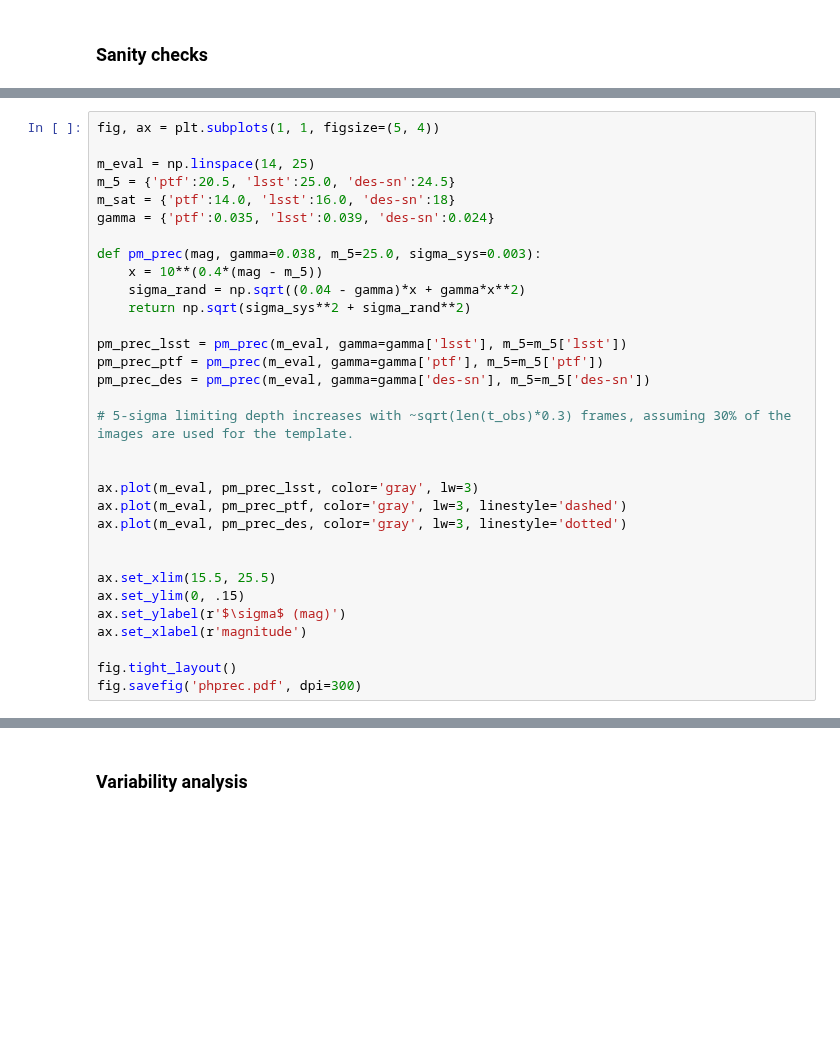
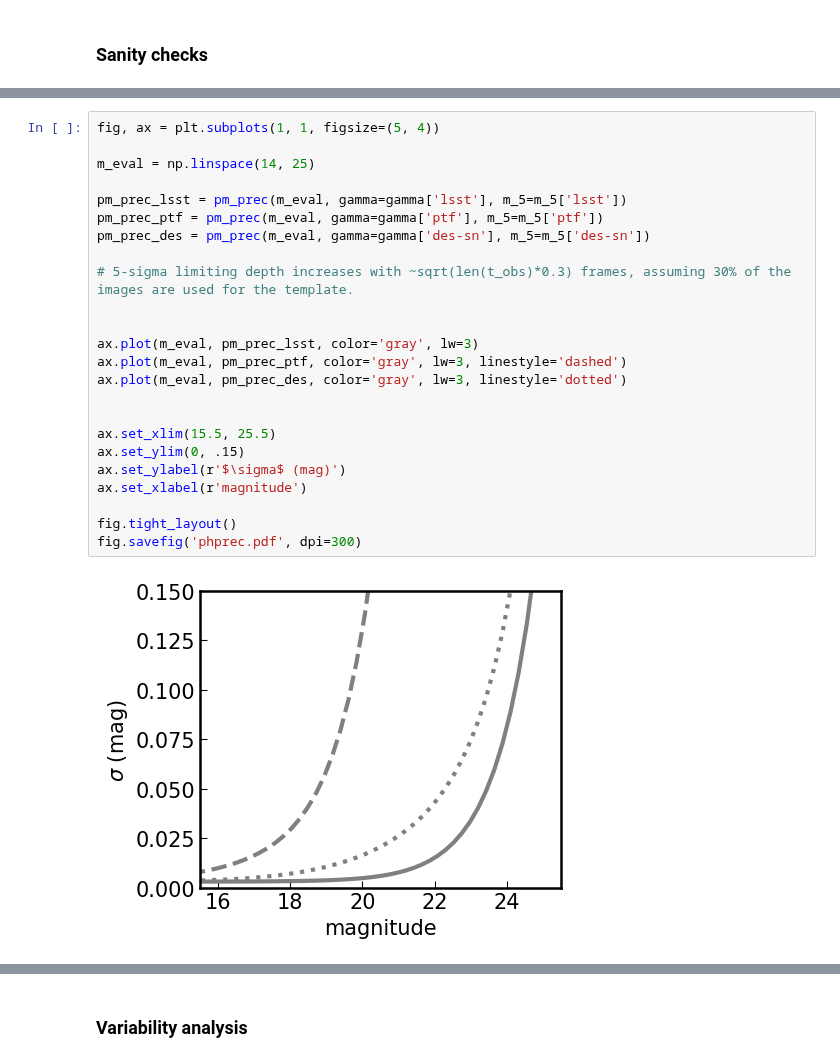
Before and after one commit to burke86/imbh_forecast, a Jupyter notebook: forecast.ipynb, the cells around one changed output, grey strips where cells are left out. Saved outputs shown, nothing was run; the diff lists cells and outputs as text; blank space fills up the shorter version.

```diff
--- a/forecast.ipynb
+++ b/forecast.ipynb
@@ -647,35 +714,29 @@ fig.savefig('color.pdf', dpi=300)
 # %%
 fig, ax = plt.subplots(1, 1, figsize=(5, 4))
 
 m_eval = np.linspace(14, 25)
-m_5 = {'ptf':20.5, 'lsst':25.0, 'des-sn':24.5}
-m_sat = {'ptf':14.0, 'lsst':16.0, 'des-sn':18}
-gamma = {'ptf':0.035, 'lsst':0.039, 'des-sn':0.024}
-
-def pm_prec(mag, gamma=0.038, m_5=25.0, sigma_sys=0.003):
-    x = 10**(0.4*(mag - m_5))
-    sigma_rand = np.sqrt((0.04 - gamma)*x + gamma*x**2)
-    return np.sqrt(sigma_sys**2 + sigma_rand**2)
 
 pm_prec_lsst = pm_prec(m_eval, gamma=gamma['lsst'], m_5=m_5['lsst'])
 pm_prec_ptf = pm_prec(m_eval, gamma=gamma['ptf'], m_5=m_5['ptf'])
 pm_prec_des = pm_prec(m_eval, gamma=gamma['des-sn'], m_5=m_5['des-sn'])
 
 # 5-sigma limiting depth increases with ~sqrt(len(t_obs)*0.3) frames, assuming 30% of the images are used for the template.
 
 
 ax.plot(m_eval, pm_prec_lsst, color='gray', lw=3)
 ax.plot(m_eval, pm_prec_ptf, color='gray', lw=3, linestyle='dashed')
 ax.plot(m_eval, pm_prec_des, color='gray', lw=3, linestyle='dotted')
 
 
 ax.set_xlim(15.5, 25.5)
 ax.set_ylim(0, .15)
 ax.set_ylabel(r'$\sigma$ (mag)')
 ax.set_xlabel(r'magnitude')
 
 fig.tight_layout()
 fig.savefig('phprec.pdf', dpi=300)
+# %% [output]
+[figure, added]
 # %%
 fig, ax = plt.subplots(1, 1, figsize=(5, 4))
 
```
Also changed, not shown: parts of 40 cells of this notebook, 1 other file.
